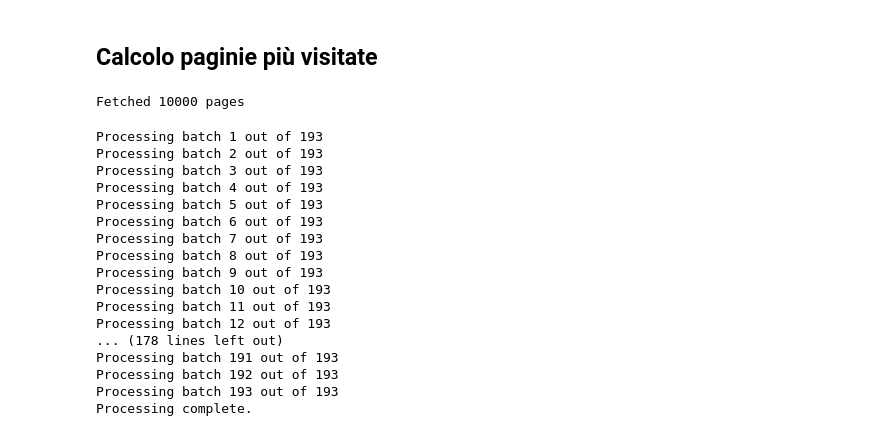
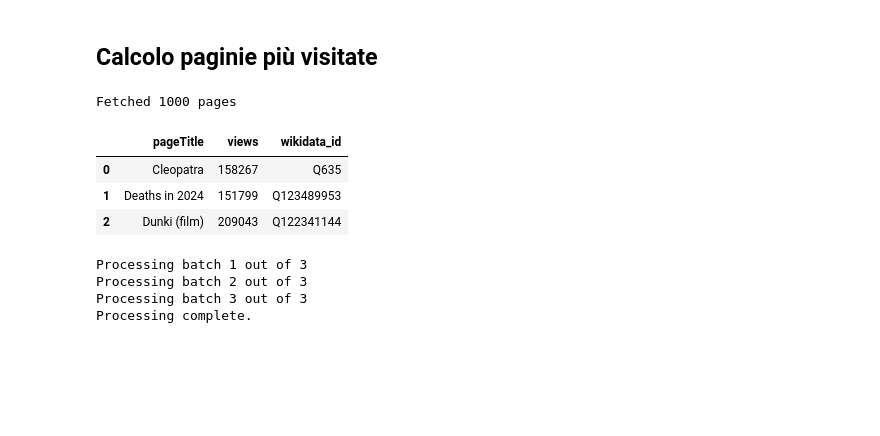
Before and after one commit to Loris697/knowledge2dataset, a Jupyter notebook: mostViewed.ipynb, the cells around one changed output. Saved outputs shown, nothing was run; the diff lists cells and outputs as text; code cells hidden in the pictures; blank space fills up the shorter version.

```diff
--- a/mostViewed.ipynb
+++ b/mostViewed.ipynb
@@ -177,35 +151,34 @@ def most_viewed(n):
 # %% [markdown]
 ## Calcolo paginie più visitate
 # %%
-# Esempio di utilizzo
-n = 10000  # Numero di pagine uniche richieste
+n = 1000  # Numero di pagine uniche richieste
 most_viewed_pages = most_viewed(n)
 print(f"Fetched {len(most_viewed_pages)} pages")
 
 entities = fetch_wikidata_ids(most_viewed_pages)
-entities_list = [str(element) for element in list(entities.values())]
+entities_id = [str(element['wikidata_id']) for element in list(entities.values())]
+entities_views = [str(element['views']) for element in list(entities.values())]
+entities_title = entities.keys()
+
+df_ent = pd.DataFrame(columns=['pageTitle', 'views', 'wikidata_id'])
+df_ent['pageTitle'] = entities_title
+df_ent['views'] = entities_views
+df_ent['wikidata_id'] = entities_id
+
+df_ent.head(3)
 # %% [output]
-Fetched 10000 pages
+Fetched 1000 pages
+|  | pageTitle | views | wikidata_id |
+| 0 | Cleopatra | 158267 | Q635 |
+| 1 | Deaths in 2024 | 151799 | Q123489953 |
+| 2 | Dunki (film) | 209043 | Q122341144 |
 # %%
-relations = get_relations_batch(entities_list)
+relations = get_relations_batch(df_ent['wikidata_id'].to_list())
 print("Processing complete.")
 # %% [output]
-Processing batch 1 out of 193
-Processing batch 2 out of 193
-Processing batch 3 out of 193
-Processing batch 4 out of 193
-Processing batch 5 out of 193
-Processing batch 6 out of 193
-Processing batch 7 out of 193
-Processing batch 8 out of 193
-Processing batch 9 out of 193
-Processing batch 10 out of 193
-Processing batch 11 out of 193
-Processing batch 12 out of 193
-... (178 lines left out)
-Processing batch 191 out of 193
-Processing batch 192 out of 193
-Processing batch 193 out of 193
+Processing batch 1 out of 3
+Processing batch 2 out of 3
+Processing batch 3 out of 3
 Processing complete.
 # %%
 # Print out the relations
```
Also changed, not shown: parts of 16 cells of this notebook.
